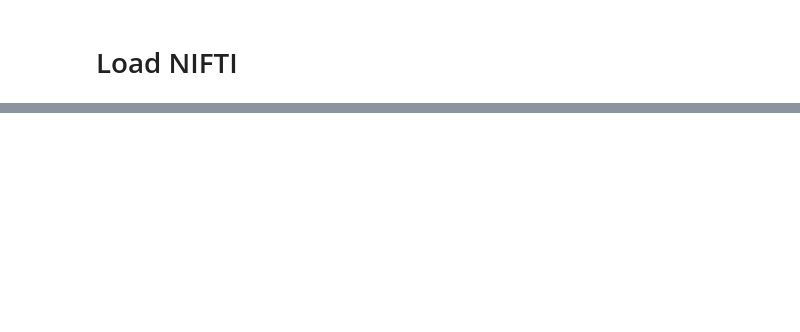
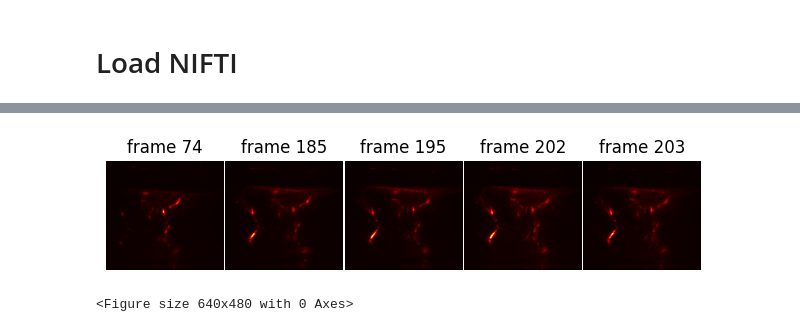
Before and after one commit to ClaireNastaskin/processing_fusi, a Jupyter notebook: Experiments/VGG_feature_extraction.ipynb, the cells around one changed output, grey strips where cells are left out. Saved outputs shown, nothing was run; the diff lists cells and outputs as text; code cells hidden in the pictures; blank space fills up the shorter version.

```diff
--- a/Experiments/VGG_feature_extraction.ipynb
+++ b/Experiments/VGG_feature_extraction.ipynb
@@ -221 +191,9 @@ lowd = pca.fit_transform(features_norm)
+# %%
+# display outliers frames
+if np.any(labels != 0):
+    image_utils.show_imgs(fusi_data[:,0], np.where(labels != 0)[0])
+plt.savefig(plot_dir / (acq_tag+'outlier_images.png'), dpi=300, bbox_inches='tight')
+# %% [output]
+[figure, added]
+<Figure size 640x480 with 0 Axes>
 # %%
```
Also changed, not shown: parts of 16 cells of this notebook, 1 other file.
